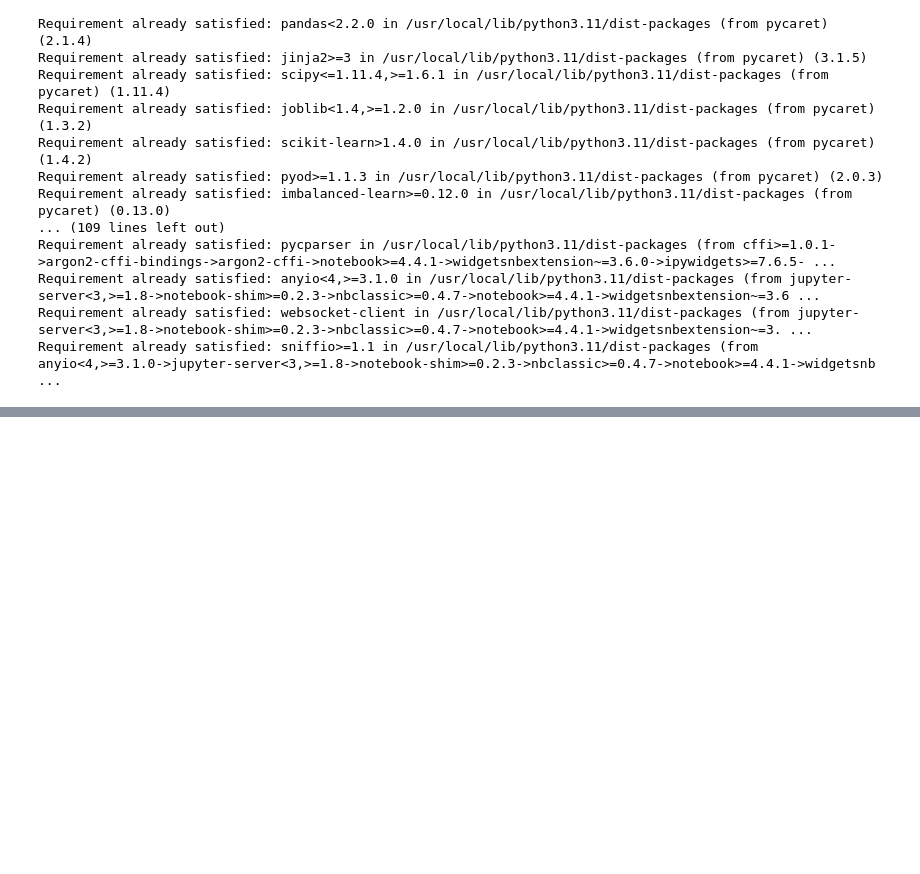
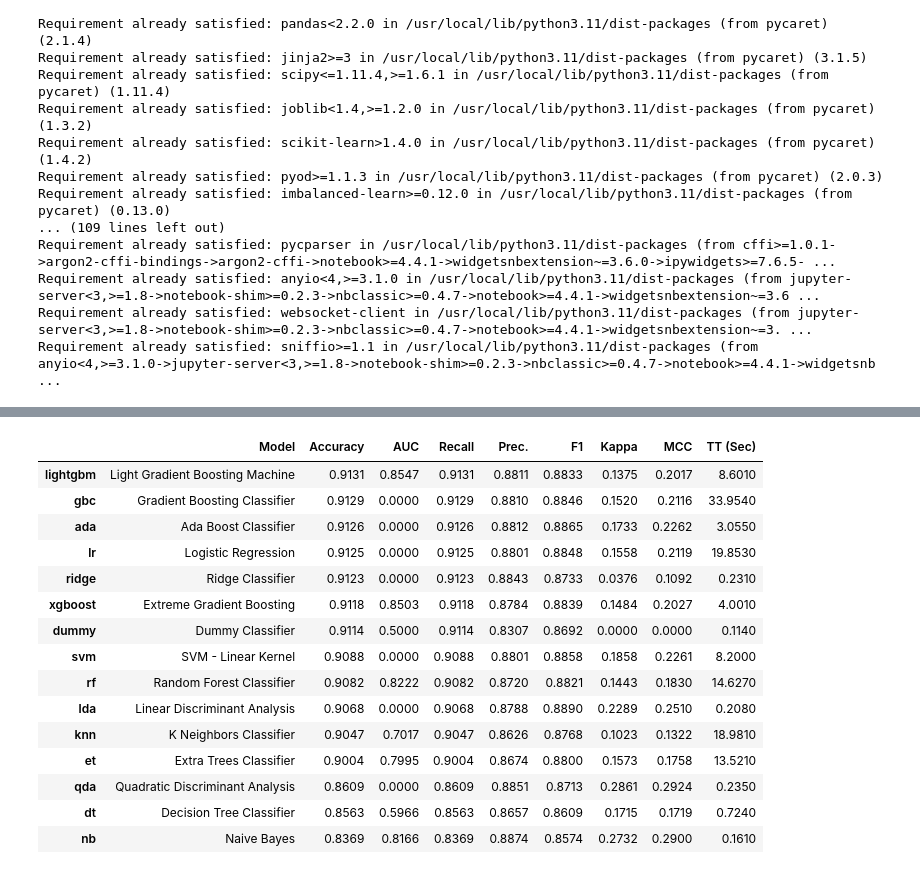
Before and after one commit to nanoNNsk/superaiss5_hackathon, a Jupyter notebook: superaiss5_predict_heart_desease.ipynb, the cells around one changed output, grey strips where cells are left out. Drawn from its saved outputs; the diff is of its cells as text; code cells hidden in the pictures; blank space fills up the shorter version.

```diff
--- a/superaiss5_predict_heart_desease.ipynb
+++ b/superaiss5_predict_heart_desease.ipynb
@@ -365,0 +444,3 @@ from pycaret.classification import *
+# %%
+best_model = compare_models()
+# %% [output]
@@ -365,0 +448,16 @@ from pycaret.classification import *
+|  | Model | Accuracy | AUC | Recall | Prec. | F1 | Kappa | MCC | TT (Sec) |
+| lightgbm | Light Gradient Boosting Machine | 0.9131 | 0.8547 | 0.9131 | 0.8811 | 0.8833 | 0.1375 | 0.2017 | 8.6010 |
+| gbc | Gradient Boosting Classifier | 0.9129 | 0.0000 | 0.9129 | 0.8810 | 0.8846 | 0.1520 | 0.2116 | 33.9540 |
+| ada | Ada Boost Classifier | 0.9126 | 0.0000 | 0.9126 | 0.8812 | 0.8865 | 0.1733 | 0.2262 | 3.0550 |
+| lr | Logistic Regression | 0.9125 | 0.0000 | 0.9125 | 0.8801 | 0.8848 | 0.1558 | 0.2119 | 19.8530 |
+| ridge | Ridge Classifier | 0.9123 | 0.0000 | 0.9123 | 0.8843 | 0.8733 | 0.0376 | 0.1092 | 0.2310 |
+| xgboost | Extreme Gradient Boosting | 0.9118 | 0.8503 | 0.9118 | 0.8784 | 0.8839 | 0.1484 | 0.2027 | 4.0010 |
+| dummy | Dummy Classifier | 0.9114 | 0.5000 | 0.9114 | 0.8307 | 0.8692 | 0.0000 | 0.0000 | 0.1140 |
+| svm | SVM - Linear Kernel | 0.9088 | 0.0000 | 0.9088 | 0.8801 | 0.8858 | 0.1858 | 0.2261 | 8.2000 |
+| rf | Random Forest Classifier | 0.9082 | 0.8222 | 0.9082 | 0.8720 | 0.8821 | 0.1443 | 0.1830 | 14.6270 |
+| lda | Linear Discriminant Analysis | 0.9068 | 0.0000 | 0.9068 | 0.8788 | 0.8890 | 0.2289 | 0.2510 | 0.2080 |
+| knn | K Neighbors Classifier | 0.9047 | 0.7017 | 0.9047 | 0.8626 | 0.8768 | 0.1023 | 0.1322 | 18.9810 |
+| et | Extra Trees Classifier | 0.9004 | 0.7995 | 0.9004 | 0.8674 | 0.8800 | 0.1573 | 0.1758 | 13.5210 |
+| qda | Quadratic Discriminant Analysis | 0.8609 | 0.0000 | 0.8609 | 0.8851 | 0.8713 | 0.2861 | 0.2924 | 0.2350 |
+| dt | Decision Tree Classifier | 0.8563 | 0.5966 | 0.8563 | 0.8657 | 0.8609 | 0.1715 | 0.1719 | 0.7240 |
+| nb | Naive Bayes | 0.8369 | 0.8166 | 0.8369 | 0.8874 | 0.8574 | 0.2732 | 0.2900 | 0.1610 |
```
Also changed, not shown: parts of 19 cells of this notebook.
